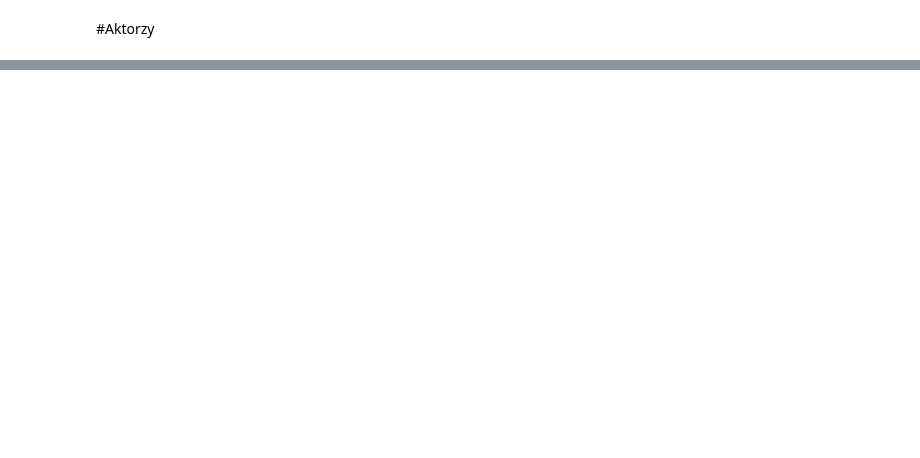
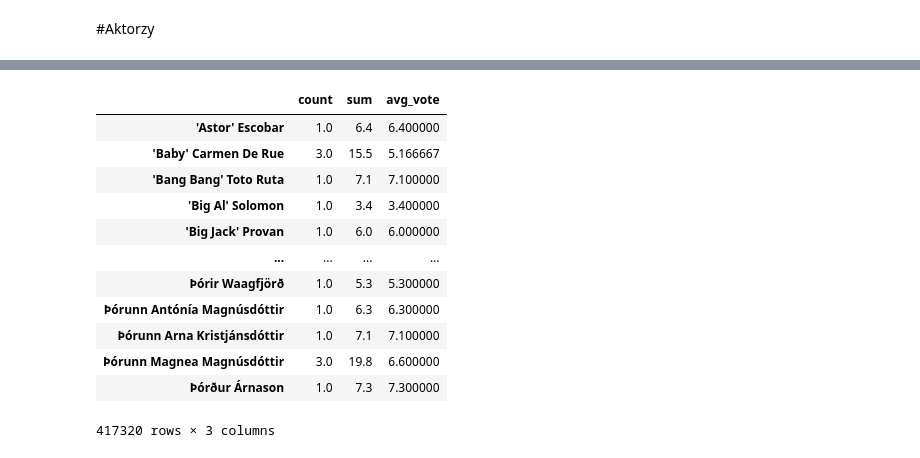
Before and after one commit to KatBotkowska/CodersCrew, a Jupyter notebook: Netflix_data.ipynb, the cells around one changed output, grey strips where cells are left out. Drawn from its saved outputs; the diff is of its cells as text; code cells hidden in the pictures; blank space fills up the shorter version.

```diff
--- a/Netflix_data.ipynb
+++ b/Netflix_data.ipynb
@@ -1312,0 +596,4 @@ imdb_names.head()
+# %%
+imdb_movies_actors = imdb_movies.actors.str.split(pat=',', expand=True)
+imdb_movies_actors['avg_vote'] = imdb_movies['avg_vote']
+imdb_movies_actors
@@ -1312,0 +675,17 @@ imdb_names.head()
+# %%
+actors_all['avg_vote'] = actors_all['sum']/actors_all['count']
+actors_all
+# %% [output]
+|  | count | sum | avg_vote |
+| 'Astor' Escobar | 1.0 | 6.4 | 6.400000 |
+| 'Baby' Carmen De Rue | 3.0 | 15.5 | 5.166667 |
+| 'Bang Bang' Toto Ruta | 1.0 | 7.1 | 7.100000 |
+| 'Big Al' Solomon | 1.0 | 3.4 | 3.400000 |
+| 'Big Jack' Provan | 1.0 | 6.0 | 6.000000 |
+| ... | ... | ... | ... |
+| Þórir Waagfjörð | 1.0 | 5.3 | 5.300000 |
+| Þórunn Antónía Magnúsdóttir | 1.0 | 6.3 | 6.300000 |
+| Þórunn Arna Kristjánsdóttir | 1.0 | 7.1 | 7.100000 |
+| Þórunn Magnea Magnúsdóttir | 3.0 | 19.8 | 6.600000 |
+| Þórður Árnason | 1.0 | 7.3 | 7.300000 |
+417320 rows × 3 columns
```
Also changed, not shown: parts of 88 cells of this notebook.
